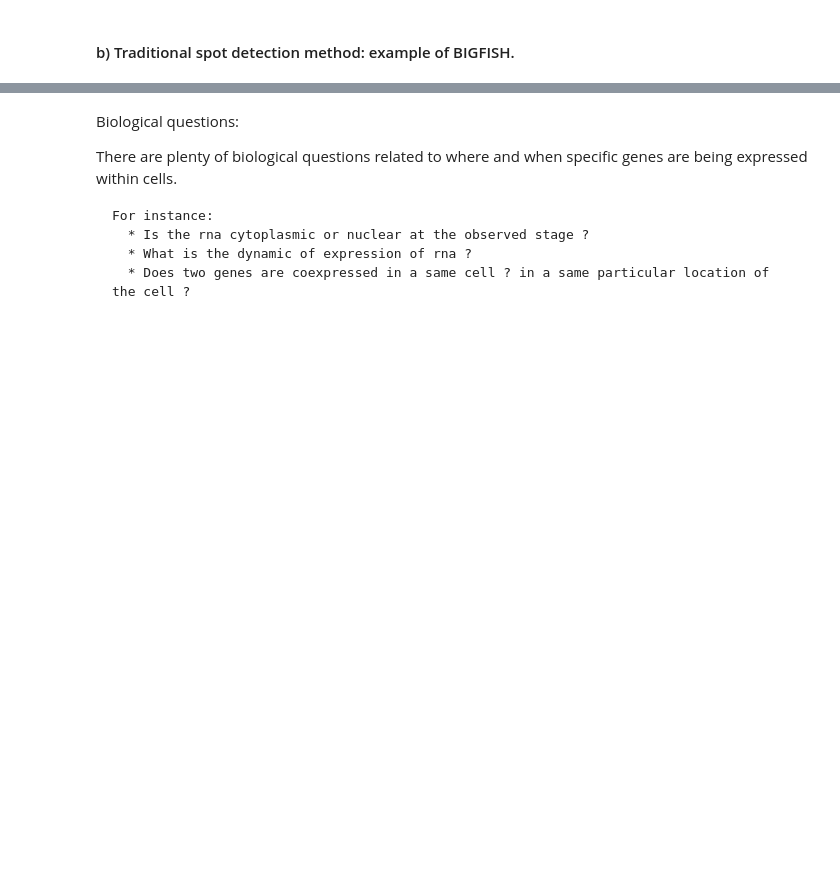
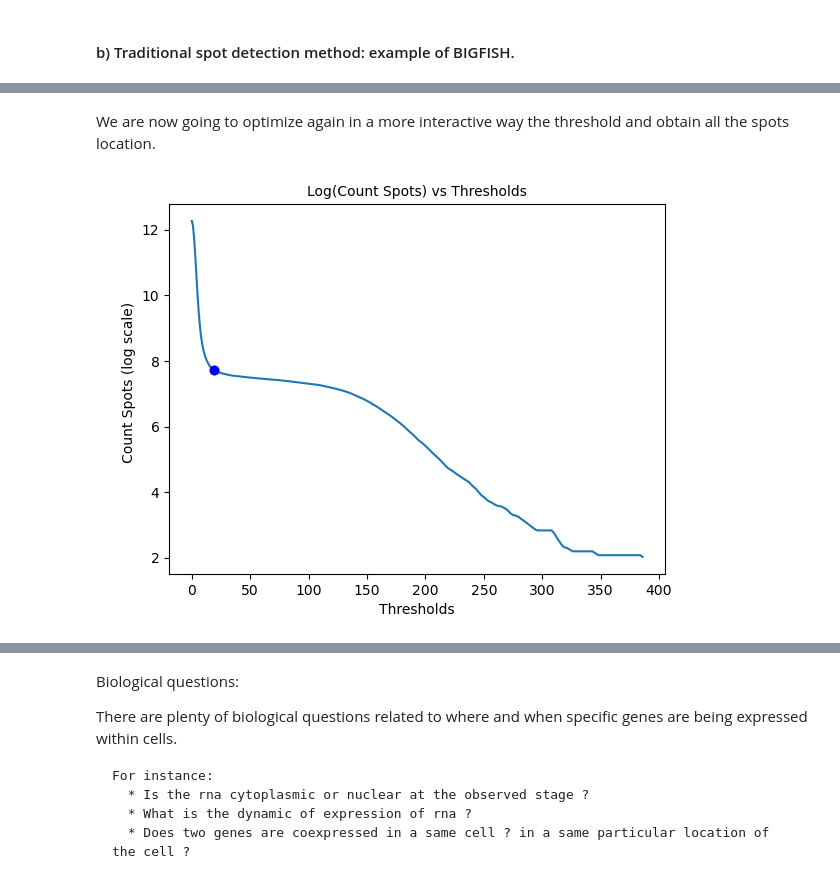
Before and after one commit to Image-Analysis-Hub/Pasteur-BioImage-Analysis-Course-2025, a Jupyter notebook: Analyst/Day3/Spot_detection_for_RNA_imaging/Spot_detection_RNA_imaging.ipynb, the cells around one changed output, grey strips where cells are left out. Drawn from its saved outputs; the diff is of its cells as text; code cells hidden in the pictures; blank space fills up the shorter version.

Commit message:
feature (spot detection) semi-automatic spot detection and snr

```diff
--- a/Analyst/Day3/Spot_detection_for_RNA_imaging/Spot_detection_RNA_imaging.ipynb
+++ b/Analyst/Day3/Spot_detection_for_RNA_imaging/Spot_detection_RNA_imaging.ipynb
@@ -127,0 +197,7 @@ ax.imshow(np.max(im_fish,axis=0))
+# %% [markdown]
+We are now going to optimize again in a more interactive way the threshold and obtain all the spots location.
+# %%
+st = SpotsThresholding(BATCH=[Path('./fish_image.tif')], subtract_fish=False, voxel_size_nm=(103,103), object_radius_nm=(150, 150))
+st.run()
+# %% [output]
+[figure, added]
```
Also changed, not shown: parts of 28 cells of this notebook.
